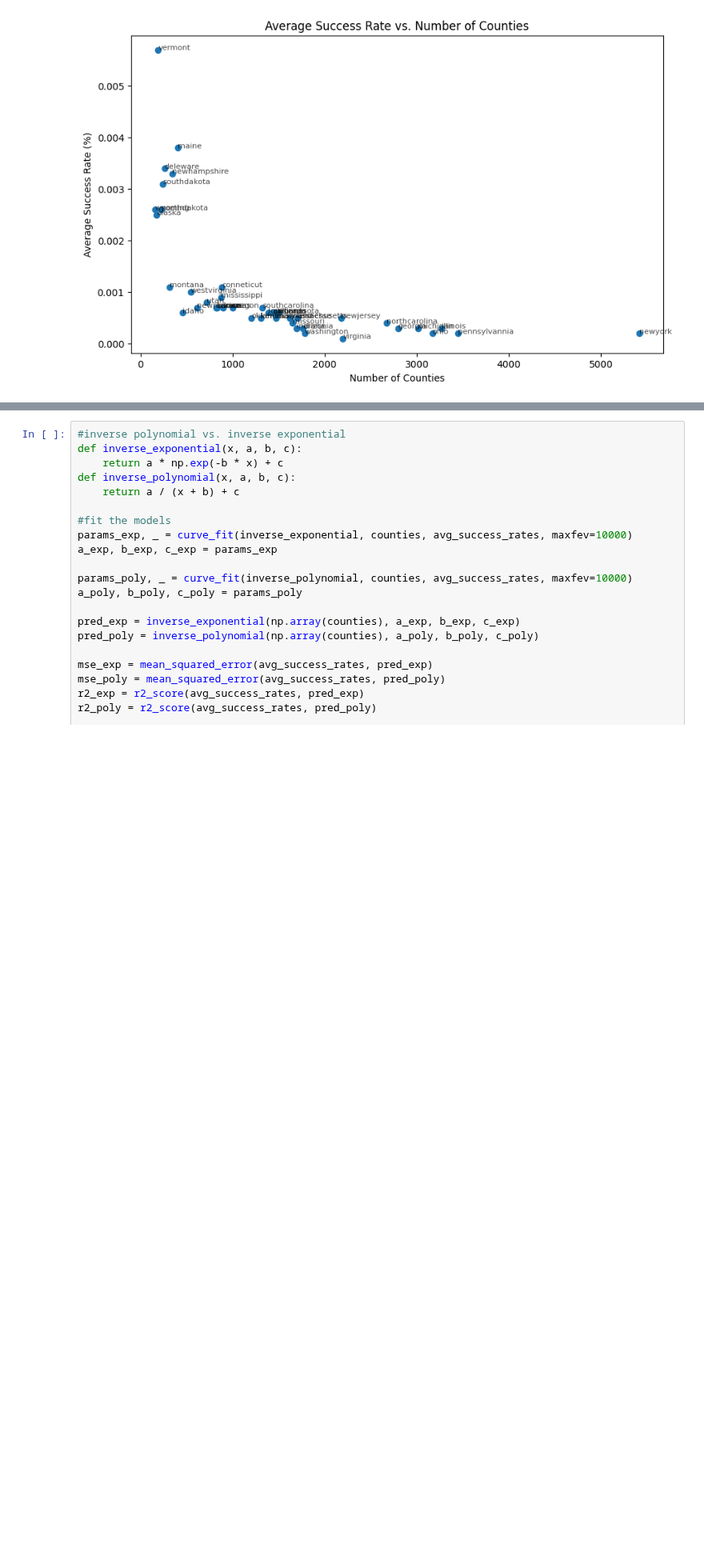
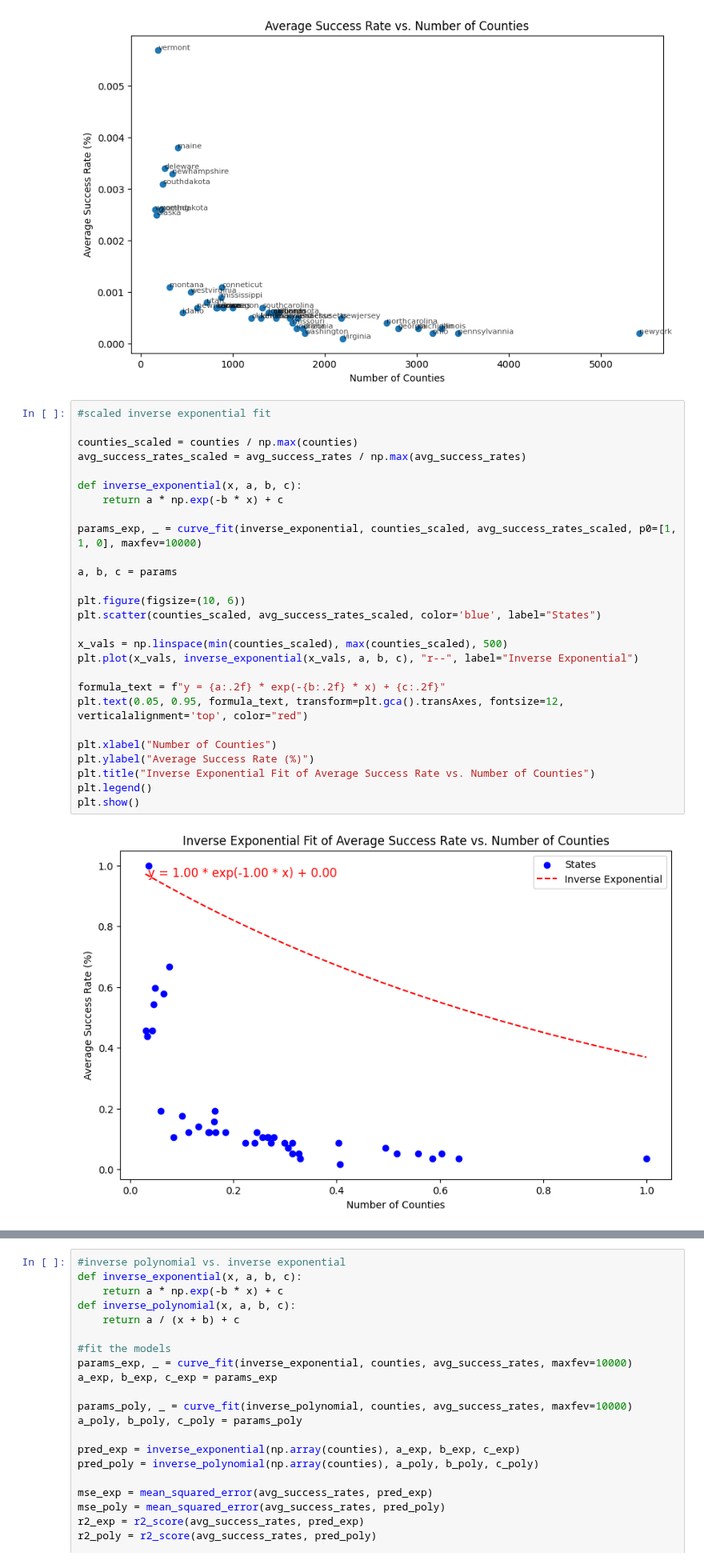
Before and after one commit to brookecarofeinberg/SamplingBalancedForests, a Jupyter notebook: t_plotting.ipynb, the cells around one changed output, grey strips where cells are left out. Shown at 80% size. Saved outputs shown, nothing was run; the diff lists cells and outputs as text; blank space fills up the shorter version.

```diff
--- a/t_plotting.ipynb
+++ b/t_plotting.ipynb
@@ -279,3 +305,32 @@ for i, state in enumerate(states):
 plt.show()
 # %% [output]
 [figure]
+# %%
+#scaled inverse exponential fit
+
+counties_scaled = counties / np.max(counties)
+avg_success_rates_scaled = avg_success_rates / np.max(avg_success_rates)
+
+def inverse_exponential(x, a, b, c):
+    return a * np.exp(-b * x) + c
+
+params_exp, _ = curve_fit(inverse_exponential, counties_scaled, avg_success_rates_scaled, p0=[1, 1, 0], maxfev=10000)
+
+a, b, c = params
+
+plt.figure(figsize=(10, 6))
+plt.scatter(counties_scaled, avg_success_rates_scaled, color='blue', label="States")
+
+x_vals = np.linspace(min(counties_scaled), max(counties_scaled), 500)
+plt.plot(x_vals, inverse_exponential(x_vals, a, b, c), "r--", label="Inverse Exponential")
+
+formula_text = f"y = {a:.2f} * exp(-{b:.2f} * x) + {c:.2f}"
+plt.text(0.05, 0.95, formula_text, transform=plt.gca().transAxes, fontsize=12, verticalalignment='top', color="red")
+
+plt.xlabel("Number of Counties")
+plt.ylabel("Average Success Rate (%)")
+plt.title("Inverse Exponential Fit of Average Success Rate vs. Number of Counties")
+plt.legend()
+plt.show()
+# %% [output]
+[figure, added]
```
Also changed, not shown: parts of 4 cells of this notebook, 1 other file.
